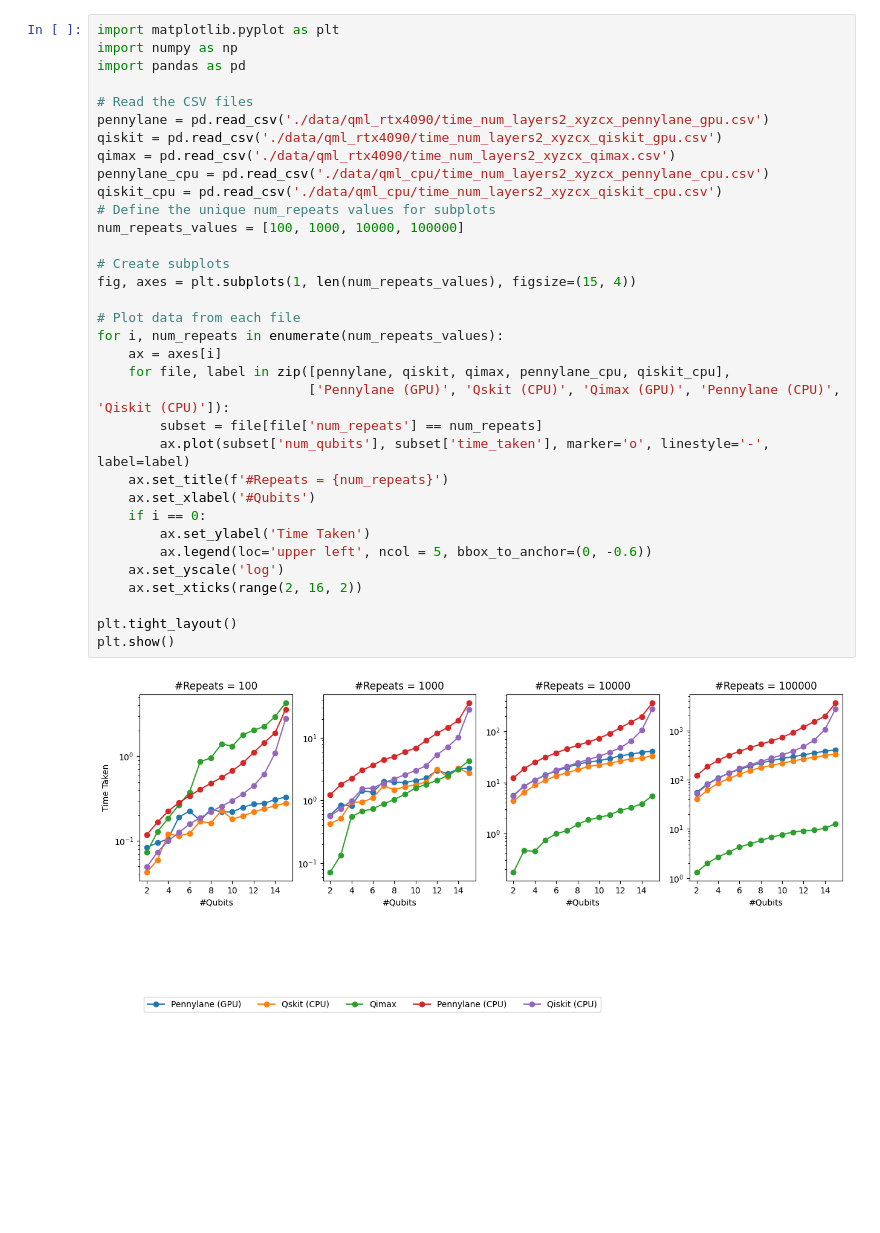
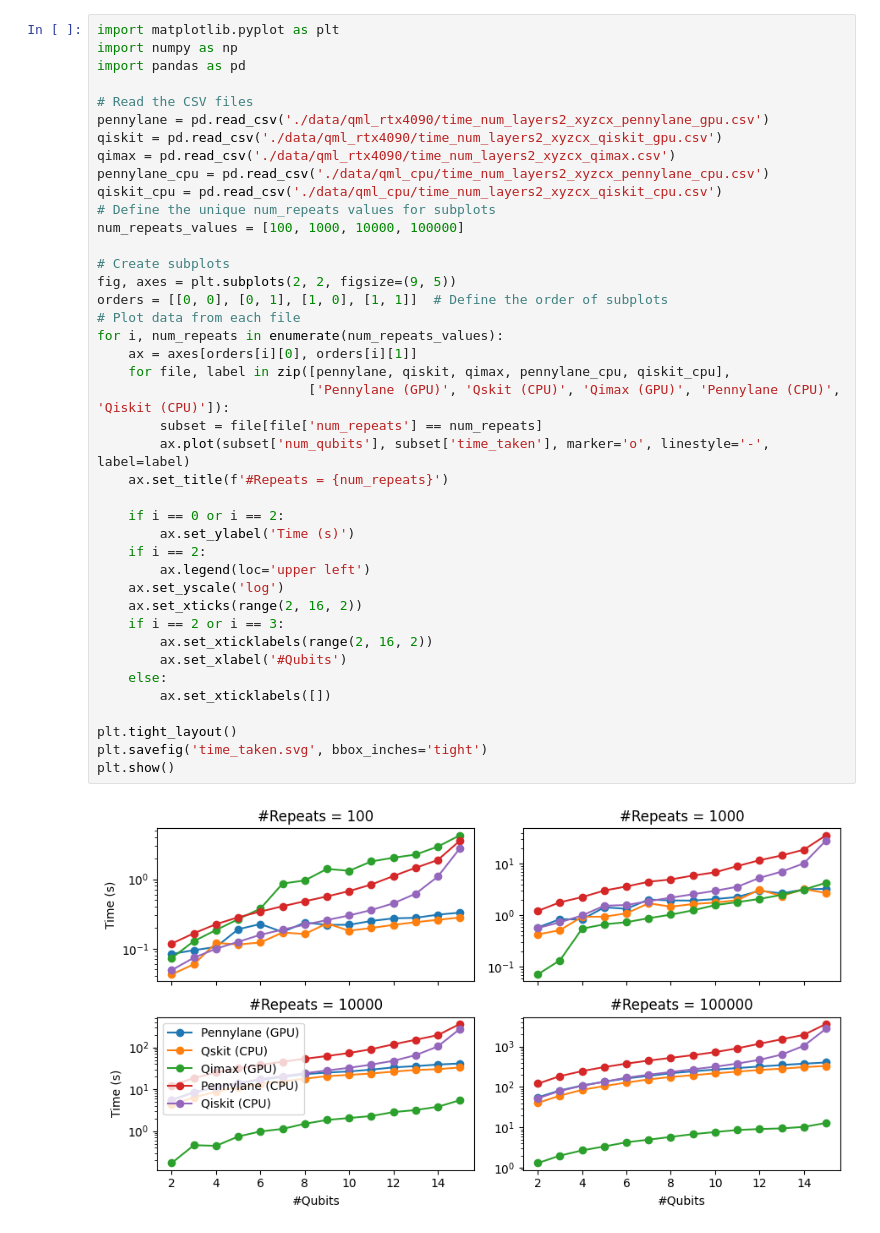
Before and after one commit to NAIST-Archlab/qimax-soft, a Jupyter notebook: plot_time_taken.ipynb, the cells around one changed output. Drawn from its saved outputs; the diff is of its cells as text; blank space fills up the shorter version.

Commit message:
Add plot

```diff
--- a/plot_time_taken.ipynb
+++ b/plot_time_taken.ipynb
@@ -1,36 +1,43 @@
 # %%
 import matplotlib.pyplot as plt
 import numpy as np
 import pandas as pd
 
 # Read the CSV files
 pennylane = pd.read_csv('./data/qml_rtx4090/time_num_layers2_xyzcx_pennylane_gpu.csv')
 qiskit = pd.read_csv('./data/qml_rtx4090/time_num_layers2_xyzcx_qiskit_gpu.csv')
 qimax = pd.read_csv('./data/qml_rtx4090/time_num_layers2_xyzcx_qimax.csv')
 pennylane_cpu = pd.read_csv('./data/qml_cpu/time_num_layers2_xyzcx_pennylane_cpu.csv')
 qiskit_cpu = pd.read_csv('./data/qml_cpu/time_num_layers2_xyzcx_qiskit_cpu.csv')
 # Define the unique num_repeats values for subplots
 num_repeats_values = [100, 1000, 10000, 100000]
 
 # Create subplots
-fig, axes = plt.subplots(1, len(num_repeats_values), figsize=(15, 4))
-
+fig, axes = plt.subplots(2, 2, figsize=(9, 5))
+orders = [[0, 0], [0, 1], [1, 0], [1, 1]]  # Define the order of subplots
 # Plot data from each file
 for i, num_repeats in enumerate(num_repeats_values):
-    ax = axes[i]
+    ax = axes[orders[i][0], orders[i][1]]
     for file, label in zip([pennylane, qiskit, qimax, pennylane_cpu, qiskit_cpu],
                            ['Pennylane (GPU)', 'Qskit (CPU)', 'Qimax (GPU)', 'Pennylane (CPU)', 'Qiskit (CPU)']):
         subset = file[file['num_repeats'] == num_repeats]
         ax.plot(subset['num_qubits'], subset['time_taken'], marker='o', linestyle='-', label=label)
     ax.set_title(f'#Repeats = {num_repeats}')
-    ax.set_xlabel('#Qubits')
-    if i == 0:
-        ax.set_ylabel('Time Taken')
-        ax.legend(loc='upper left', ncol = 5, bbox_to_anchor=(0, -0.6))
+
+    if i == 0 or i == 2:
+        ax.set_ylabel('Time (s)')
+    if i == 2:
+        ax.legend(loc='upper left')
     ax.set_yscale('log')
     ax.set_xticks(range(2, 16, 2))
+    if i == 2 or i == 3:
+        ax.set_xticklabels(range(2, 16, 2))
+        ax.set_xlabel('#Qubits')
+    else:
+        ax.set_xticklabels([])
 
 plt.tight_layout()
+plt.savefig('time_taken.svg', bbox_inches='tight')
 plt.show()
 # %% [output]
-[figure, old version]
+[figure, new version]
```
Also changed, not shown: 11 other files.
